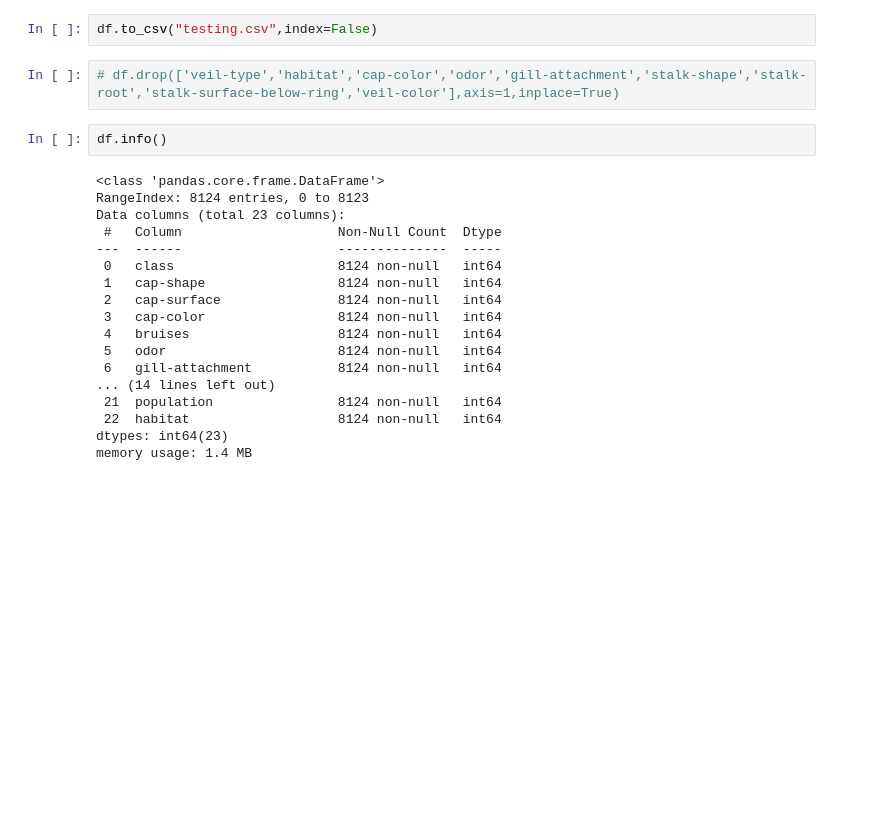
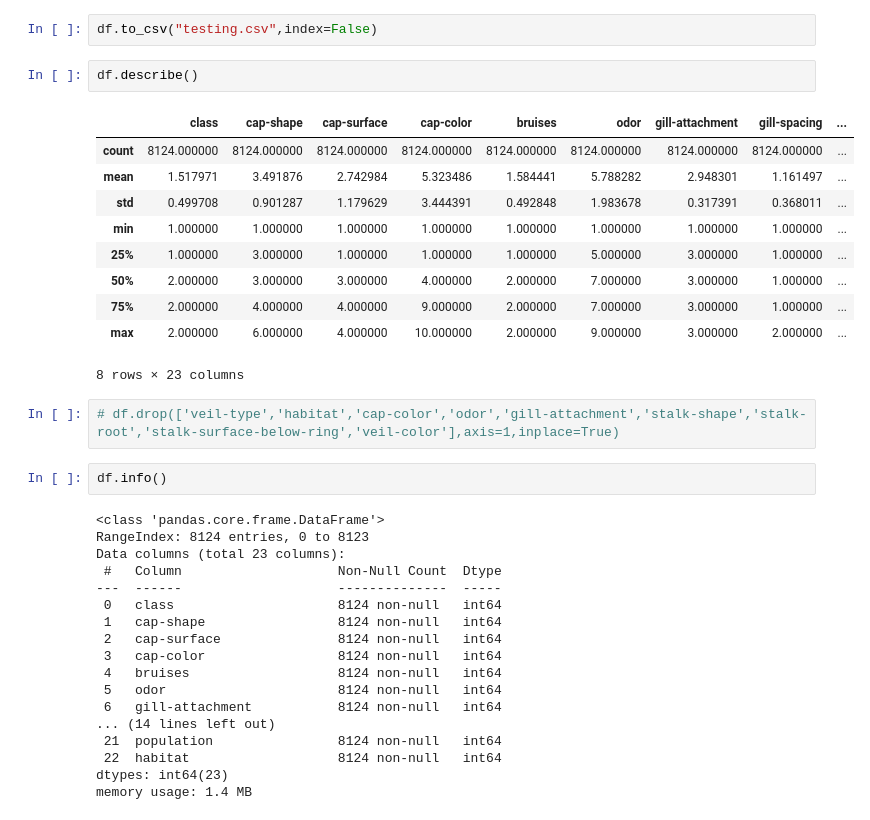
Before and after one commit to RohanExploit/Mushroom-classification, a Jupyter notebook: notebook.ipynb, the cells around one changed output. Drawn from its saved outputs; the diff is of its cells as text; blank space fills up the shorter version.

```diff
--- a/notebook.ipynb
+++ b/notebook.ipynb
@@ -199,5 +199,18 @@ Name: 0, dtype: int64
 # %%
 df.to_csv("testing.csv",index=False)
+# %%
+df.describe()
+# %% [output]
+|  | class | cap-shape | cap-surface | cap-color | bruises | odor | gill-attachment | gill-spacing | ... |
+| count | 8124.000000 | 8124.000000 | 8124.000000 | 8124.000000 | 8124.000000 | 8124.000000 | 8124.000000 | 8124.000000 | ... |
+| mean | 1.517971 | 3.491876 | 2.742984 | 5.323486 | 1.584441 | 5.788282 | 2.948301 | 1.161497 | ... |
+| std | 0.499708 | 0.901287 | 1.179629 | 3.444391 | 0.492848 | 1.983678 | 0.317391 | 0.368011 | ... |
+| min | 1.000000 | 1.000000 | 1.000000 | 1.000000 | 1.000000 | 1.000000 | 1.000000 | 1.000000 | ... |
+| 25% | 1.000000 | 3.000000 | 1.000000 | 1.000000 | 1.000000 | 5.000000 | 3.000000 | 1.000000 | ... |
+| 50% | 2.000000 | 3.000000 | 3.000000 | 4.000000 | 2.000000 | 7.000000 | 3.000000 | 1.000000 | ... |
+| 75% | 2.000000 | 4.000000 | 4.000000 | 9.000000 | 2.000000 | 7.000000 | 3.000000 | 1.000000 | ... |
+| max | 2.000000 | 6.000000 | 4.000000 | 10.000000 | 2.000000 | 9.000000 | 3.000000 | 2.000000 | ... |
+8 rows × 23 columns
 # %%
 # df.drop(['veil-type','habitat','cap-color','odor','gill-attachment','stalk-shape','stalk-root','stalk-surface-below-ring','veil-color'],axis=1,inplace=True)
 # %%
```
Also changed, not shown: parts of 9 cells of this notebook, 3 other files.
